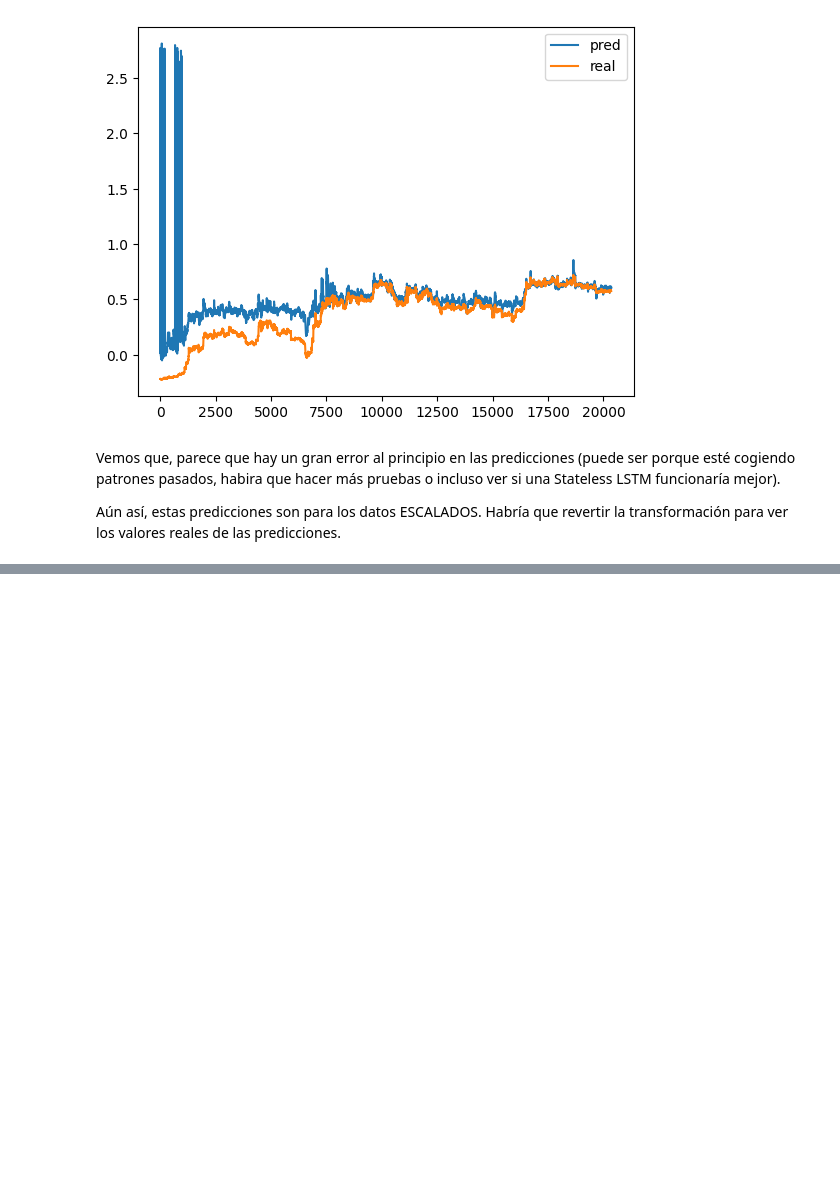
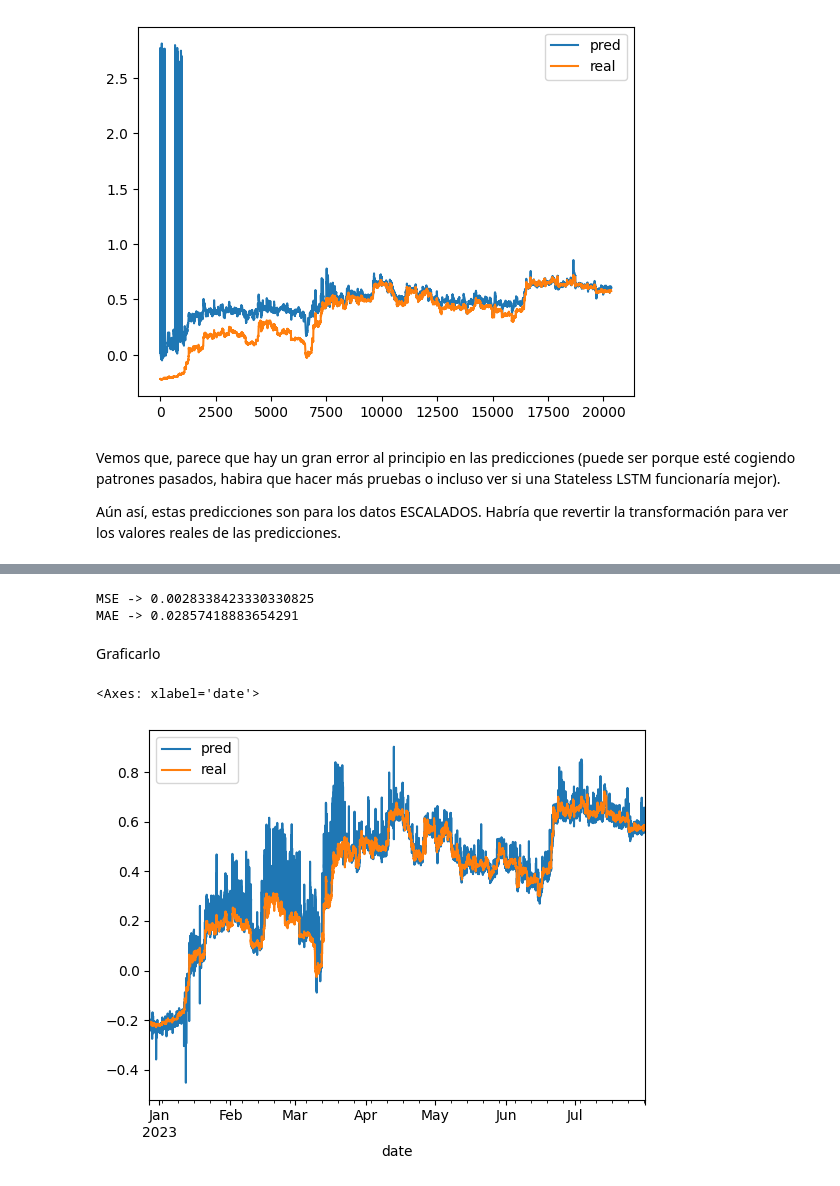
Before and after one commit to robercg33/ML-projects, a Jupyter notebook: BTC price prediction + GDELT news/time_series_btc.ipynb, the cells around one changed output, grey strips where cells are left out. Drawn from its saved outputs; the diff is of its cells as text; code cells hidden in the pictures; blank space fills up the shorter version.

Commit message:
More LSTM models

```diff
--- a/BTC price prediction + GDELT news/time_series_btc.ipynb
+++ b/BTC price prediction + GDELT news/time_series_btc.ipynb
@@ -1053,0 +1448,8 @@ Aún así, estas predicciones son para los datos ESCALADOS. Habría que revertir
+# %%
+test_loader = prepare_dataloader(df=df_test,
+                                 target_column="close",
+                                 window_size=480,
+                                 offset=0,
+                                 horizon=1,
+                                 batch_size=128, #Misma batch_size con la que entrenamos el modelo.
+                                 is_stateful=True)
@@ -1053,0 +1652,2 @@ Aún así, estas predicciones son para los datos ESCALADOS. Habría que revertir
+# %%
+modelo = cargar_modelo("stateful_lstm_model_merged_2_20_epochs.pth")
@@ -1053,0 +1658,11 @@ Aún así, estas predicciones son para los datos ESCALADOS. Habría que revertir
+# %%
+test_loader = prepare_dataloader(df=df_test,
+                                 target_column="close",
+                                 window_size=96,
+                                 offset=0,
+                                 horizon=1,
+                                 batch_size=128, #Misma batch_size con la que entrenamos el modelo.
+                                 is_stateful=True)
+# %%
+df_results = make_predictions(modelo, test_loader, batch_size=128, window_size=96)
+df_results
@@ -1053,0 +1684,18 @@ Aún así, estas predicciones son para los datos ESCALADOS. Habría que revertir
+# %%
+from sklearn.metrics import mean_squared_error, mean_absolute_error
+
+mse = mean_squared_error(y_true=df_results.real, y_pred=df_results.pred)
+mae = mean_absolute_error(y_true=df_results.real, y_pred=df_results.pred)
+
+print(f"MSE -> {mse}")
+print(f"MAE -> {mae}")
+# %% [output]
+MSE -> 0.0028338423330330825
+MAE -> 0.02857418883654291
+# %% [markdown]
+Graficarlo
+# %%
+df_results.plot()
+# %% [output]
+<Axes: xlabel='date'>
+[figure, added]
```
Also changed, not shown: parts of 50 cells of this notebook.
